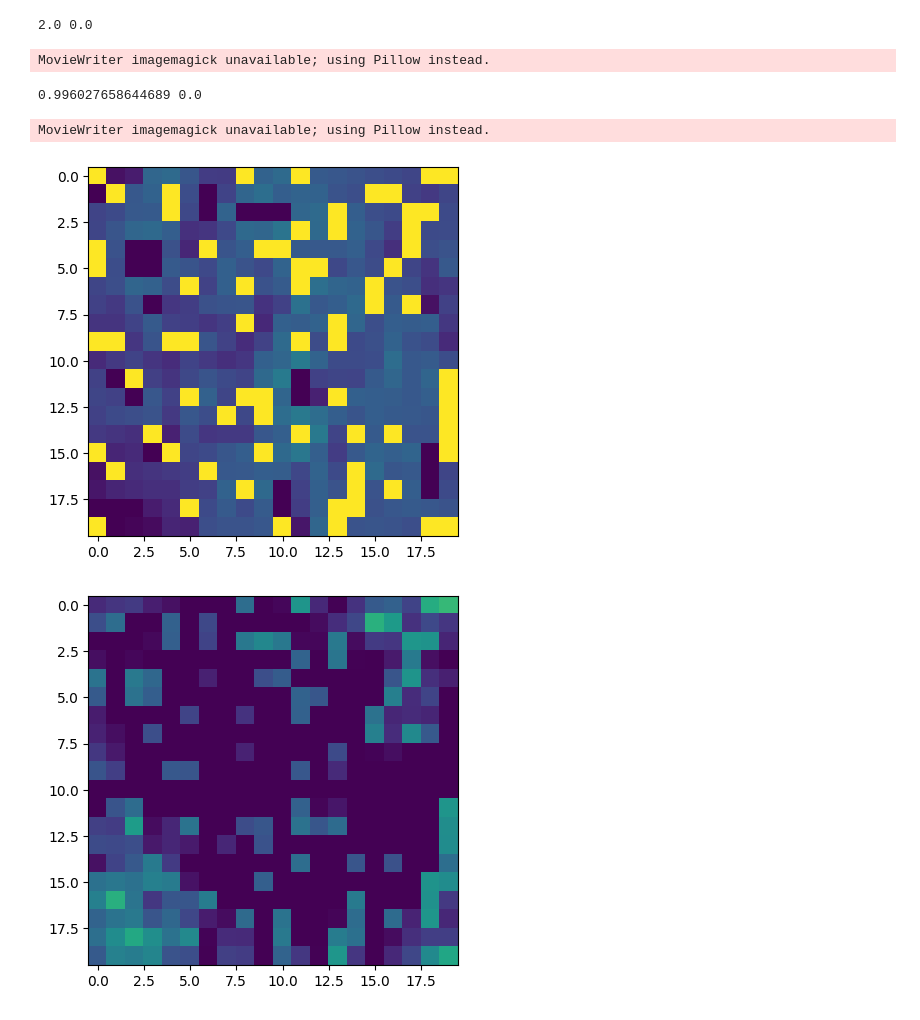
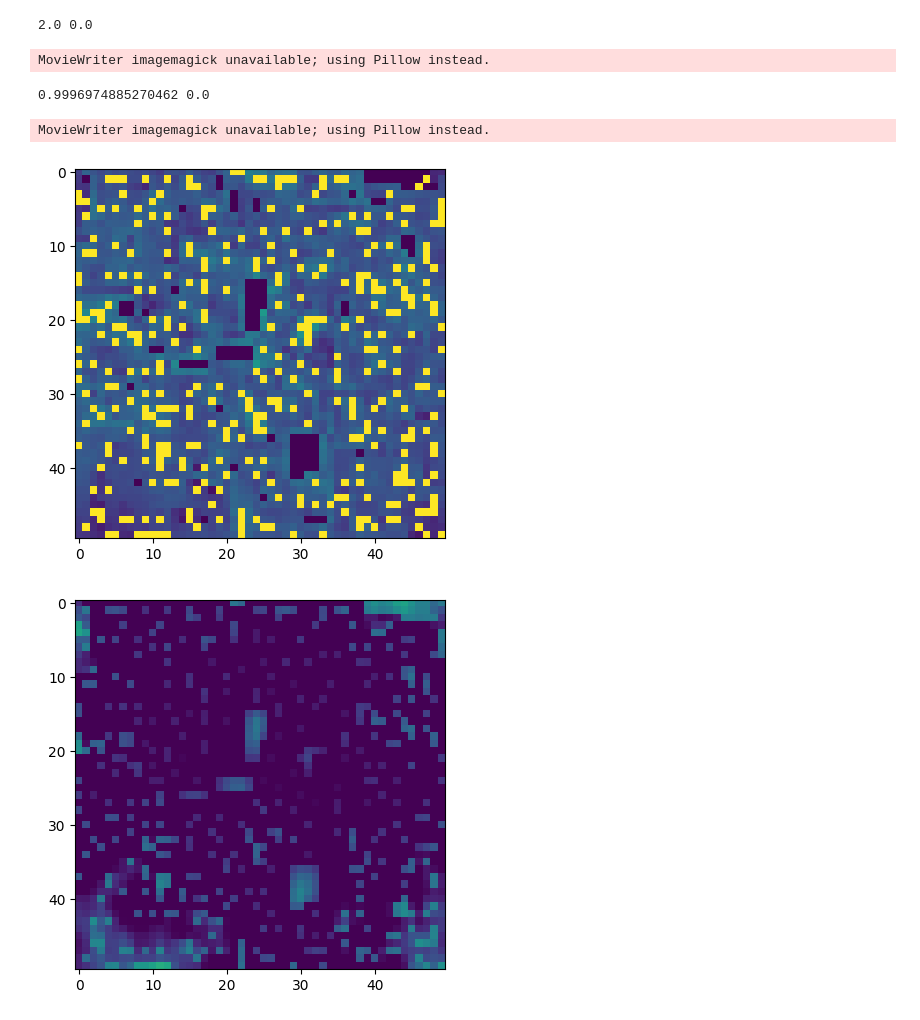
Before and after one commit to jGrzyb/Fungal-growth-simulation, a Jupyter notebook: simulation.ipynb, the cells around one changed output. Saved outputs shown, nothing was run; the diff lists cells and outputs as text; code cells hidden in the pictures.

```diff
--- a/simulation.ipynb
+++ b/simulation.ipynb
@@ -62,7 +62,7 @@ class Hyphae():
                     grid[pos[0], pos[1]].content = Hyphae(m_direction)
                     has_moved = True
         if has_moved:
-            fungus = Fungus(0.03)
+            fungus = Fungus(0.01)
             for d in dirs:
                 fungus.connections.add(d)
             grid[x, y].content = fungus
@@ -109,11 +109,32 @@ class Grid:
                 diff = multiplier * (self.grid[i, j].substrate - self.grid[i+1, j].substrate)
                 new_grid[i, j].substrate -= diff
                 new_grid[i+1, j].substrate += diff
+
+                ij_c = self.grid[i, j].content
+                ip1j_c = self.grid[i+1, j].content
+                if isinstance(ij_c, Fungus) \
+                        and isinstance(ip1j_c, Fungus) \
+                        and lr["RIGHT"] in ij_c.connections \
+                        and lr["LEFT"] in ip1j_c.connections:
+                    diff = multiplier * (self.grid[i, j].content.fungus - self.grid[i+1, j].content.fungus)
+                    new_grid[i, j].content.fungus -= diff
+                    new_grid[i+1, j].content.fungus += diff
+
         for i in range(self.grid.shape[0]):
             for j in range(self.grid.shape[1] - 1):
                 diff = multiplier * (self.grid[i, j].substrate - self.grid[i, j+1].substrate)
                 new_grid[i, j].substrate -= diff
                 new_grid[i, j+1].substrate += diff
+
+                ij_c = self.grid[i, j].content
+                ijp1_c = self.grid[i, j+1].content
+                if isinstance(ij_c, Fungus) \
+                        and isinstance(ijp1_c, Fungus) \
+                        and lr["DOWN"] in ij_c.connections \
+                        and lr["UP"] in ijp1_c.connections:
+                    diff = multiplier * (self.grid[i, j].content.fungus - self.grid[i, j+1].content.fungus)
+                    new_grid[i, j].content.fungus -= diff
+                    new_grid[i, j+1].content.fungus += diff
 
     def run(self, steps=20):
         self.fungus_images.append(self.fungus_to_image())
@@ -145,35 +166,35 @@ class Grid:
             self.fungus_images.append(self.fungus_to_image())
             self.substrate_images.append(self.substrate_to_image())
 
     def animate(self, images, fileName):
         fig, ax = plt.subplots()
         ims = []
         max_value = max([np.max(image) for image in images])
         min_value = min([np.min(image) for image in images])
         print(max_value, min_value)
         for image in images:
             im = ax.imshow(image, animated=True, vmin=0, vmax=max_value)
             ims.append([im])
         ani = animation.ArtistAnimation(fig, ims, interval=50, blit=True, repeat_delay=1000, repeat=True)
         ani.save(f'{fileName}.gif', writer='imagemagick')
 
     def generate_gifs(self):
         self.animate(self.fungus_images, "fungus")
         self.animate(self.substrate_images, "substrate")
 
 
 
 
 
 
 
-grid = Grid(20)
-grid.run(40)
+grid = Grid(50)
+grid.run(100)
 grid.generate_gifs()
 # %% [output]
 2.0 0.0
 MovieWriter imagemagick unavailable; using Pillow instead.
-0.996027658644689 0.0
+0.9996974885270462 0.0
 MovieWriter imagemagick unavailable; using Pillow instead.
-[figure, old version]
+[figure, new version]
-[figure, old version]
+[figure, new version]
```
